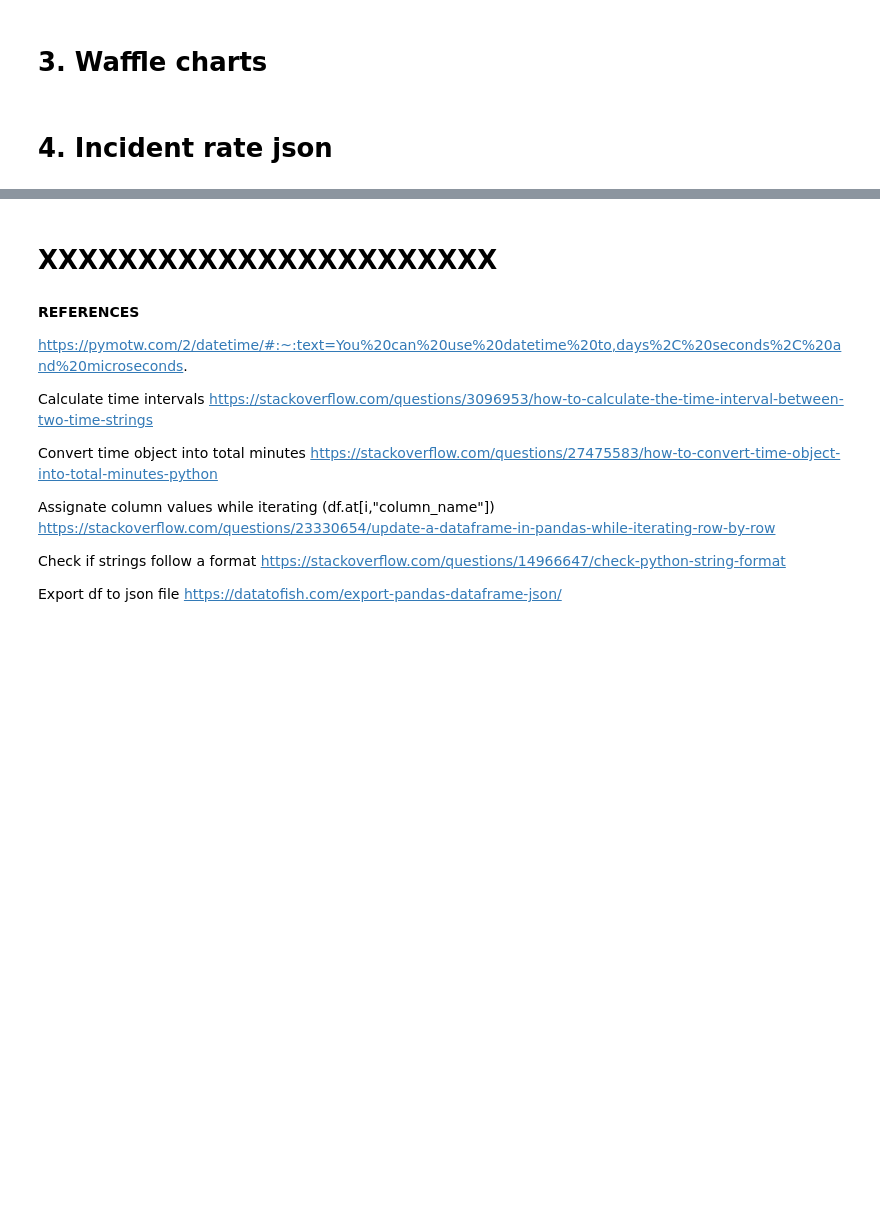
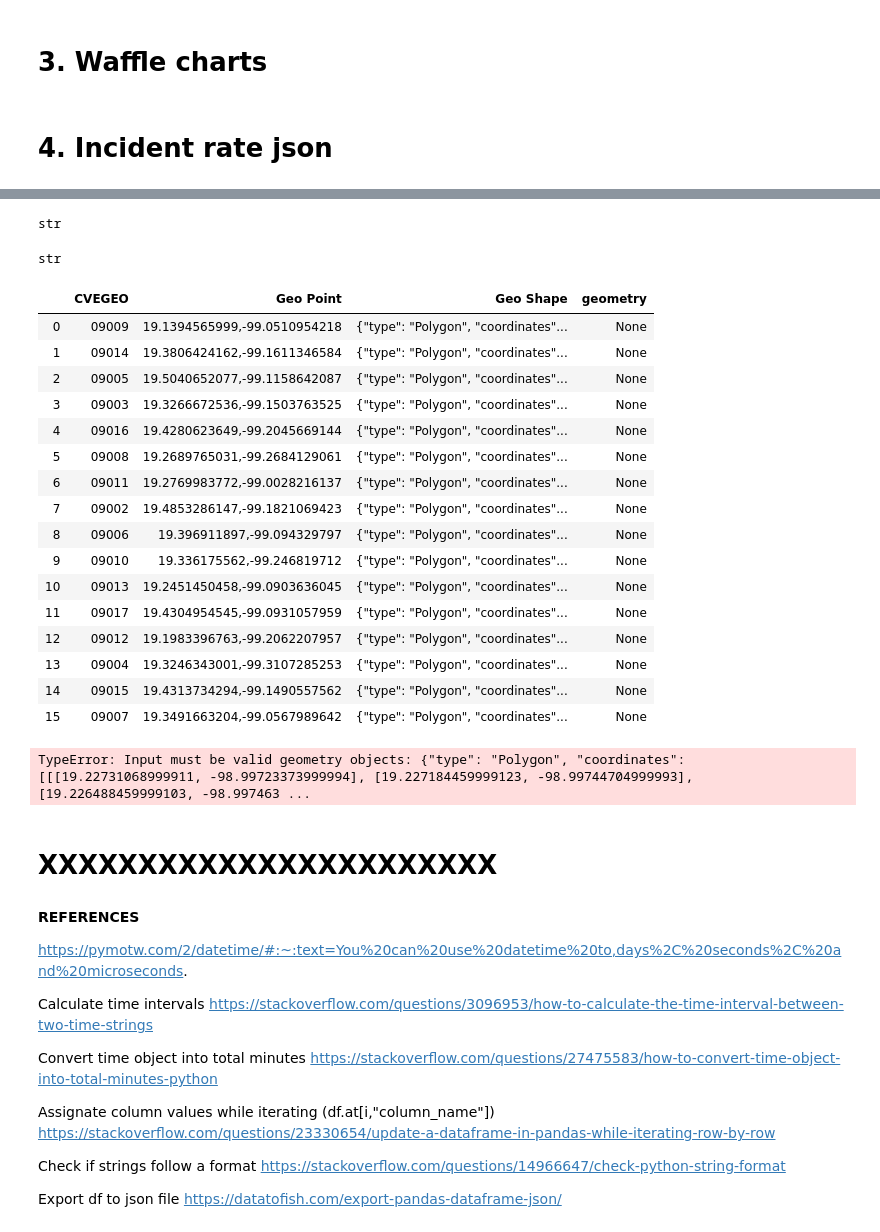
Before and after one commit to Alfred-DatAn/CDMX_traffic_incidents, a Jupyter notebook: CDMXTrafficIncidents_dataExploration.ipynb, the cells around one changed output, grey strips where cells are left out. Saved outputs shown, nothing was run; the diff lists cells and outputs as text; code cells hidden in the pictures; blank space fills up the shorter version.

```diff
--- a/CDMXTrafficIncidents_dataExploration.ipynb
+++ b/CDMXTrafficIncidents_dataExploration.ipynb
@@ -357,4 +325,0 @@ i_rate.to_json(r'rates_county18.json',orient='records')
-# %%
-rate_json = i_rate.to_json(orient="records")
-parsed = json.loads(rate_json)
-final_json = json.dumps(parsed, indent=3)
@@ -363,0 +393,2 @@ with open('in_rate18.json', 'w') as outfile:
+# %%
+poligonos = gp.read_file("data/counties/counties.csv")
@@ -363,0 +404,44 @@ with open('in_rate18.json', 'w') as outfile:
+# %%
+type(poligonos["Geo Shape"][0])
+# %% [output]
+str
+# %%
+i = 0
+for x in poligonos["Geo Shape"]:
+    pol = json.loads(x)
+    new_coords = [[]]
+    for coord in pol["coordinates"][0]:
+        new_coords[0].append(coord[::-1])
+    pol["coordinates"] = new_coords
+    poligonos.at[i, "Geo Shape"] = json.dumps(pol)
+    i += 1
+# %%
+poligonos = poligonos.drop(["CLAVE_MUNICIPAL", "CVE_ENTIDAD", "municipio", "NOMBRE"], axis=1)
+# %%
+type(poligonos["Geo Shape"][0])
+# %% [output]
+str
+# %%
+poligonos
+# %% [output]
+|  | CVEGEO | Geo Point | Geo Shape | geometry |
+| 0 | 09009 | 19.1394565999,-99.0510954218 | {"type": "Polygon", "coordinates"... | None |
+| 1 | 09014 | 19.3806424162,-99.1611346584 | {"type": "Polygon", "coordinates"... | None |
+| 2 | 09005 | 19.5040652077,-99.1158642087 | {"type": "Polygon", "coordinates"... | None |
+| 3 | 09003 | 19.3266672536,-99.1503763525 | {"type": "Polygon", "coordinates"... | None |
+| 4 | 09016 | 19.4280623649,-99.2045669144 | {"type": "Polygon", "coordinates"... | None |
+| 5 | 09008 | 19.2689765031,-99.2684129061 | {"type": "Polygon", "coordinates"... | None |
+| 6 | 09011 | 19.2769983772,-99.0028216137 | {"type": "Polygon", "coordinates"... | None |
+| 7 | 09002 | 19.4853286147,-99.1821069423 | {"type": "Polygon", "coordinates"... | None |
+| 8 | 09006 | 19.396911897,-99.094329797 | {"type": "Polygon", "coordinates"... | None |
+| 9 | 09010 | 19.336175562,-99.246819712 | {"type": "Polygon", "coordinates"... | None |
+| 10 | 09013 | 19.2451450458,-99.0903636045 | {"type": "Polygon", "coordinates"... | None |
+| 11 | 09017 | 19.4304954545,-99.0931057959 | {"type": "Polygon", "coordinates"... | None |
+| 12 | 09012 | 19.1983396763,-99.2062207957 | {"type": "Polygon", "coordinates"... | None |
+| 13 | 09004 | 19.3246343001,-99.3107285253 | {"type": "Polygon", "coordinates"... | None |
+| 14 | 09015 | 19.4313734294,-99.1490557562 | {"type": "Polygon", "coordinates"... | None |
+| 15 | 09007 | 19.3491663204,-99.0567989642 | {"type": "Polygon", "coordinates"... | None |
+# %%
+poligonos.set_geometry(col='Geo Shape', inplace=True)
+# %% [output]
+TypeError: Input must be valid geometry objects: {"type": "Polygon", "coordinates": [[[19.22731068999911, -98.99723373999994], [19.227184459999123, -98.99744704999993], [19.226488459999103, -98.997463 ...
```
Also changed, not shown: parts of 37 cells of this notebook.
